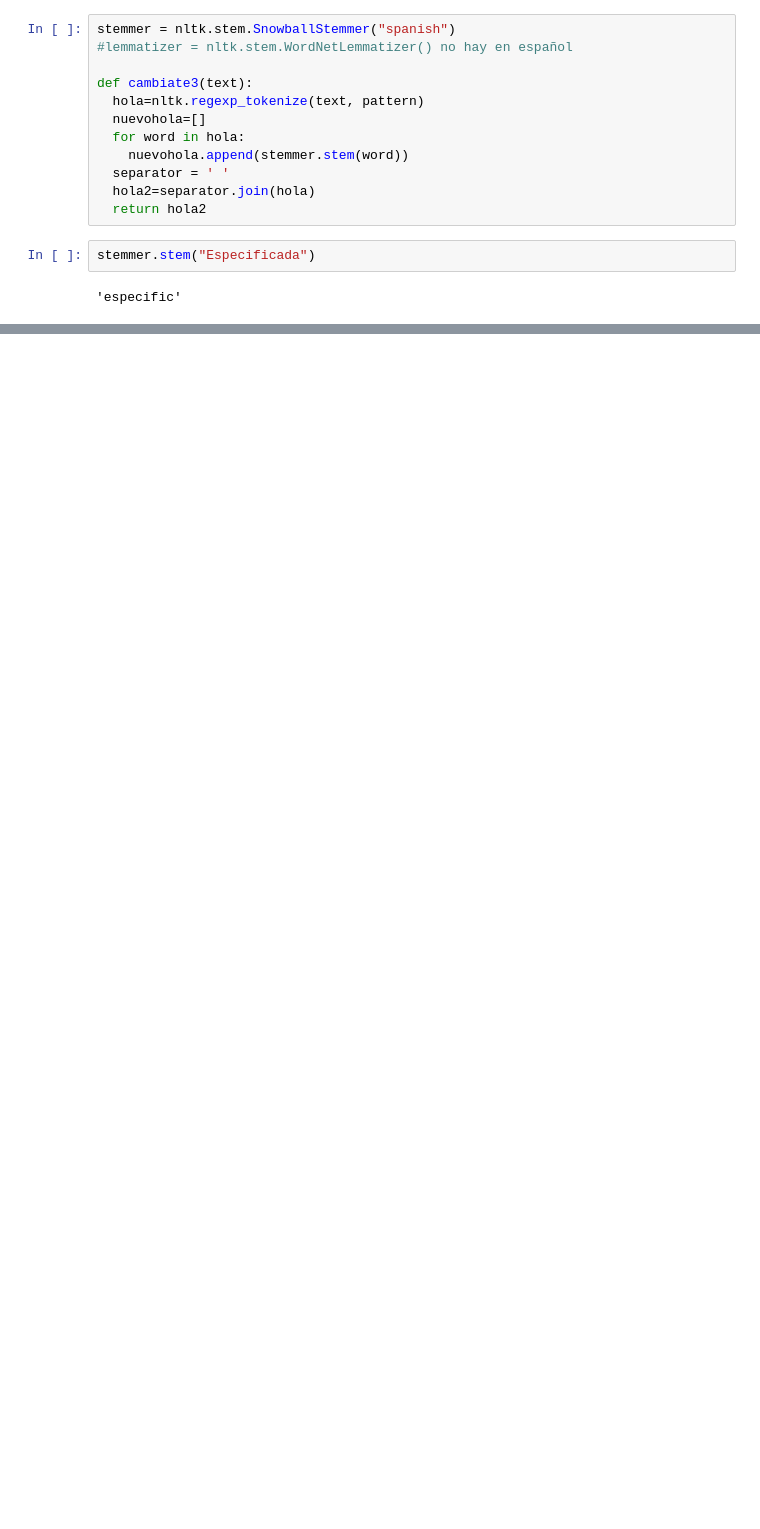
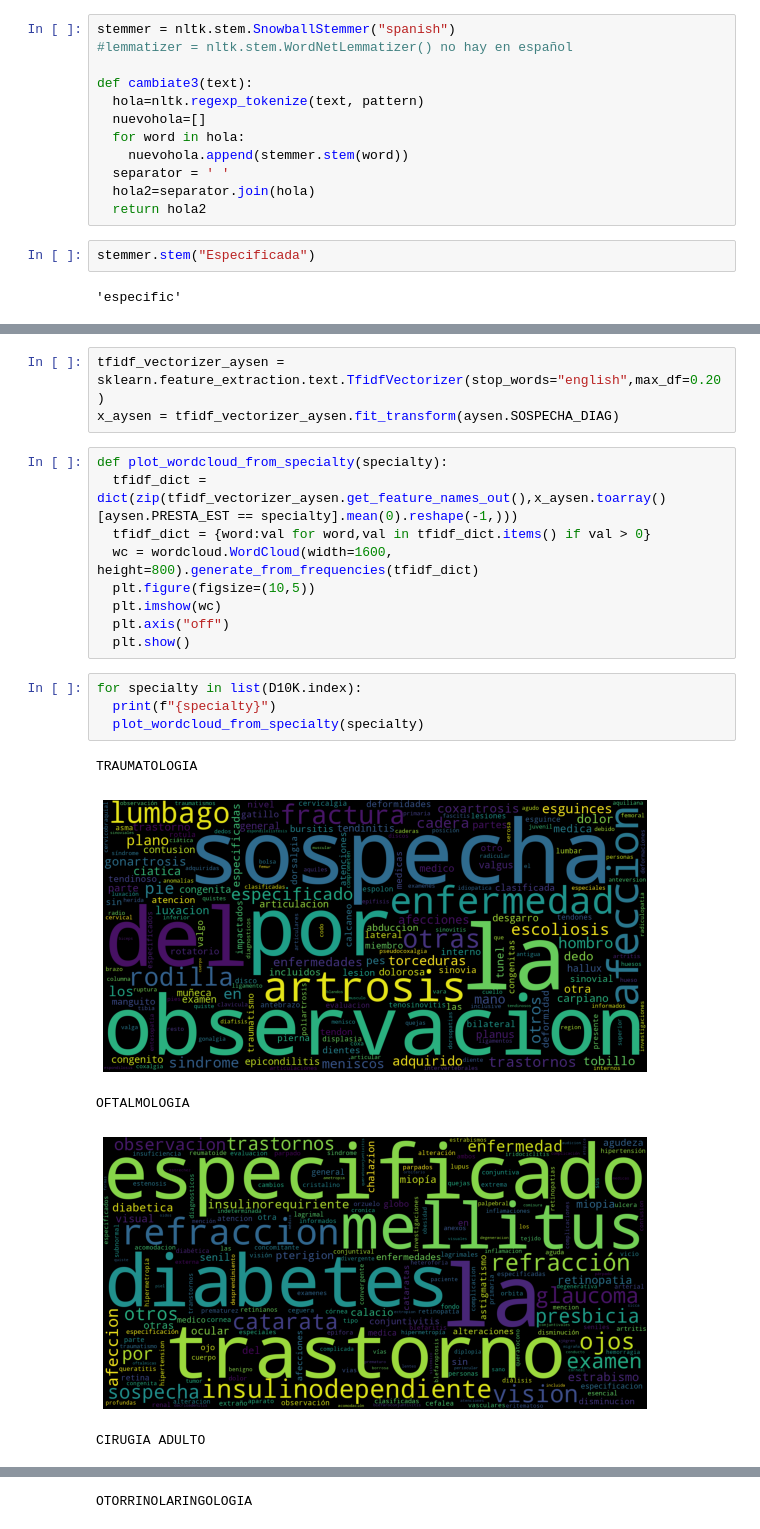
Before and after one commit to alvaro-neira/nlp-homework1, a Jupyter notebook: Tarea_NLP_Grupo_3.ipynb, the cells around one changed output, grey strips where cells are left out. Cells and saved outputs as stored; diff of their text form; blank space fills up the shorter version.

```diff
--- a/Tarea_NLP_Grupo_3.ipynb
+++ b/Tarea_NLP_Grupo_3.ipynb
@@ -250,0 +292,22 @@ stemmer.stem("Especificada")
+# %%
+tfidf_vectorizer_aysen = sklearn.feature_extraction.text.TfidfVectorizer(stop_words="english",max_df=0.20)
+x_aysen = tfidf_vectorizer_aysen.fit_transform(aysen.SOSPECHA_DIAG)
+# %%
+def plot_wordcloud_from_specialty(specialty):
+  tfidf_dict = dict(zip(tfidf_vectorizer_aysen.get_feature_names_out(),x_aysen.toarray()[aysen.PRESTA_EST == specialty].mean(0).reshape(-1,)))
+  tfidf_dict = {word:val for word,val in tfidf_dict.items() if val > 0}
+  wc = wordcloud.WordCloud(width=1600, height=800).generate_from_frequencies(tfidf_dict)
+  plt.figure(figsize=(10,5))
+  plt.imshow(wc)
+  plt.axis("off")
+  plt.show()
+# %%
+for specialty in list(D10K.index):
+  print(f"{specialty}")
+  plot_wordcloud_from_specialty(specialty)
+# %% [output]
+TRAUMATOLOGIA
+[figure, added]
+OFTALMOLOGIA
+[figure, added]
+CIRUGIA ADULTO
@@ -250,0 +315 @@ stemmer.stem("Especificada")
+OTORRINOLARINGOLOGIA
```
Also changed, not shown: parts of 9 cells of this notebook, 4 other files.
